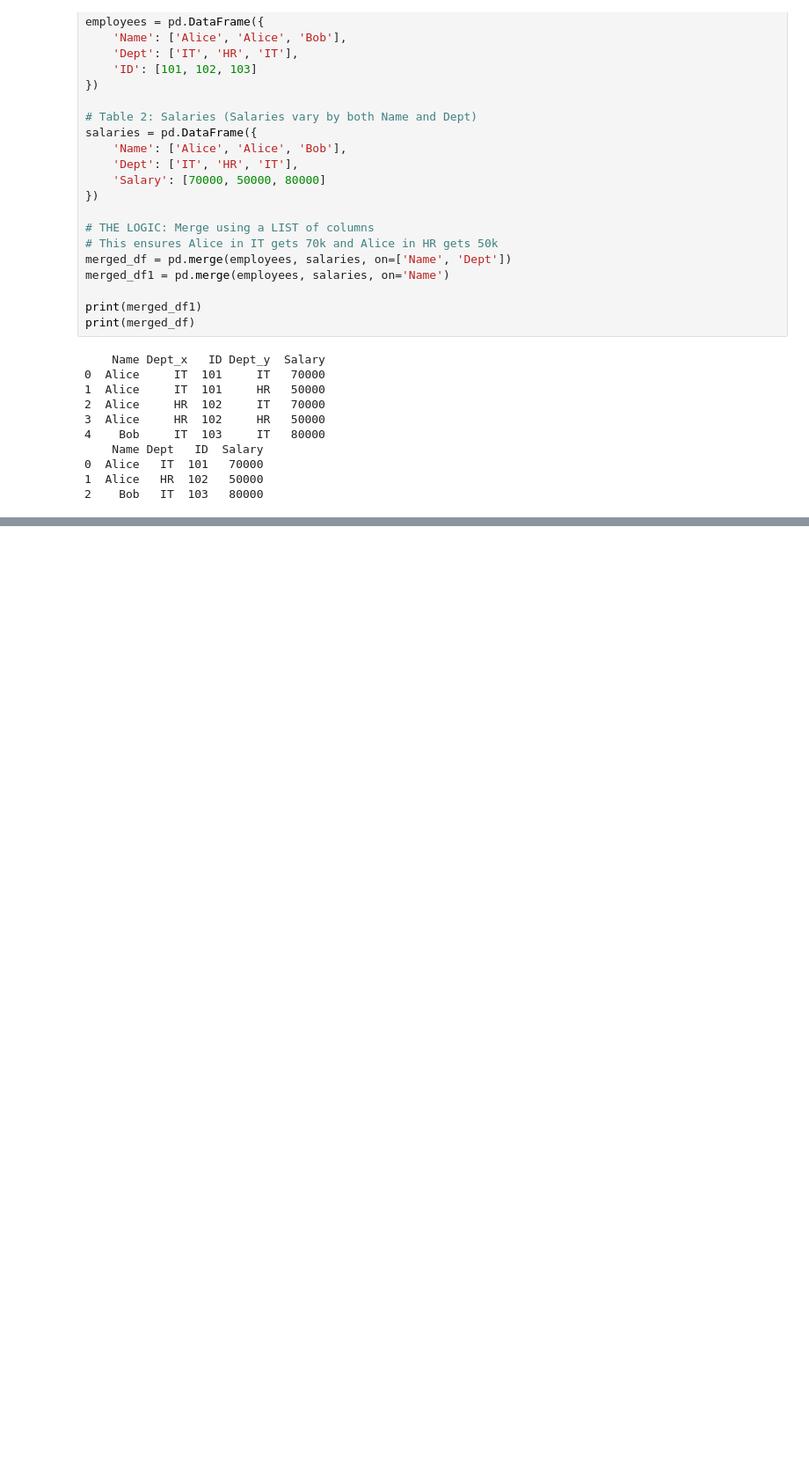
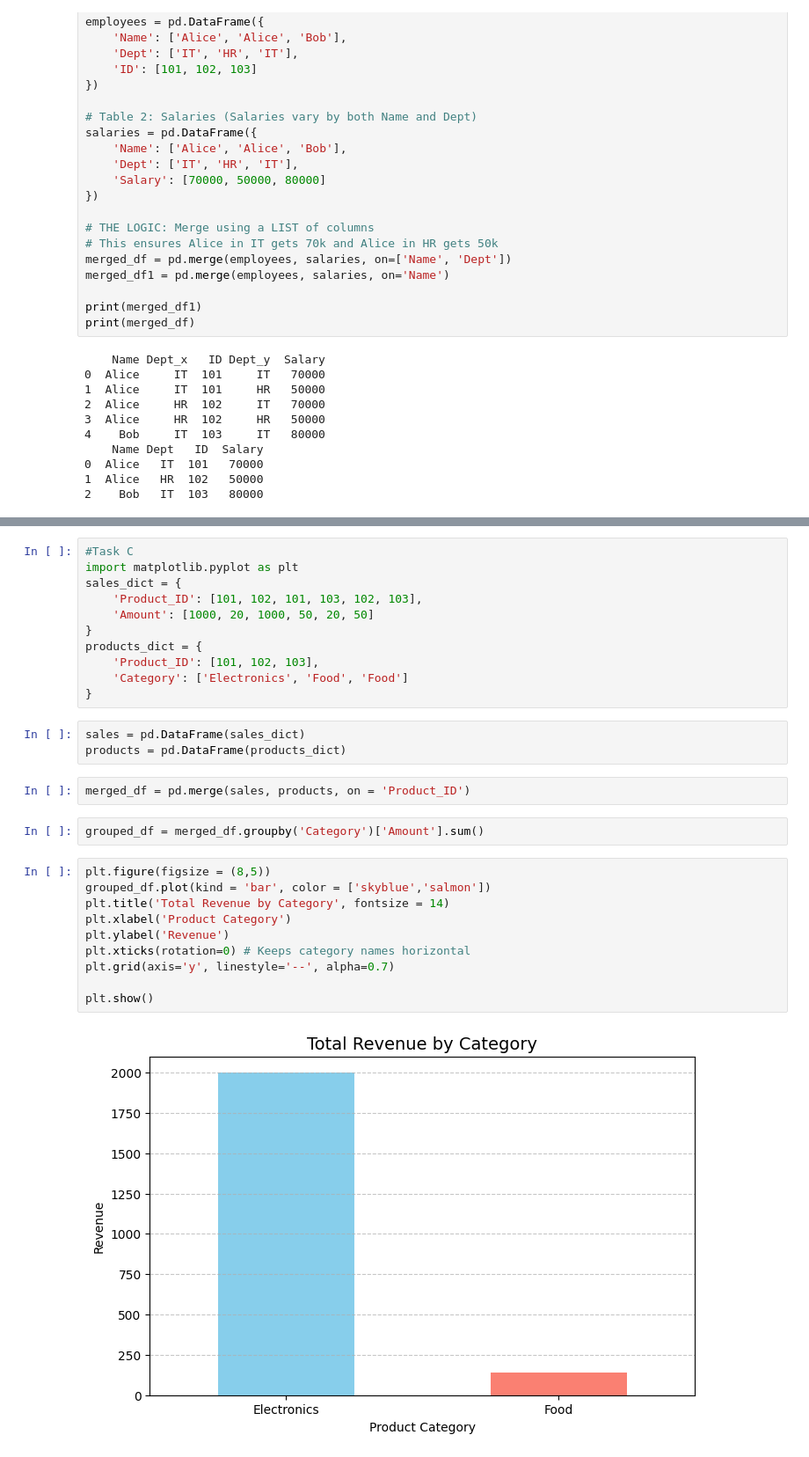
Before and after one commit to kamranshahid56-tech/Python_Practice-Numpy-Pandas-, a Jupyter notebook: Python_Practice.ipynb, the cells around one changed output, grey strips where cells are left out. Shown at 88% size. Drawn from its saved outputs; the diff is of its cells as text; blank space fills up the shorter version.

```diff
--- a/Python_Practice.ipynb
+++ b/Python_Practice.ipynb
@@ -709,0 +863,30 @@ print(merged_df)
+# %%
+#Task C
+import matplotlib.pyplot as plt
+sales_dict = {
+    'Product_ID': [101, 102, 101, 103, 102, 103],
+    'Amount': [1000, 20, 1000, 50, 20, 50]
+}
+products_dict = {
+    'Product_ID': [101, 102, 103],
+    'Category': ['Electronics', 'Food', 'Food']
+}
+# %%
+sales = pd.DataFrame(sales_dict)
+products = pd.DataFrame(products_dict)
+# %%
+merged_df = pd.merge(sales, products, on = 'Product_ID')
+# %%
+grouped_df = merged_df.groupby('Category')['Amount'].sum()
+# %%
+plt.figure(figsize = (8,5))
+grouped_df.plot(kind = 'bar', color = ['skyblue','salmon'])
+plt.title('Total Revenue by Category', fontsize = 14)
+plt.xlabel('Product Category')
+plt.ylabel('Revenue')
+plt.xticks(rotation=0) # Keeps category names horizontal
+plt.grid(axis='y', linestyle='--', alpha=0.7)
+
+plt.show()
+# %% [output]
+[figure, added]
```
Also changed, not shown: parts of 35 cells of this notebook.
